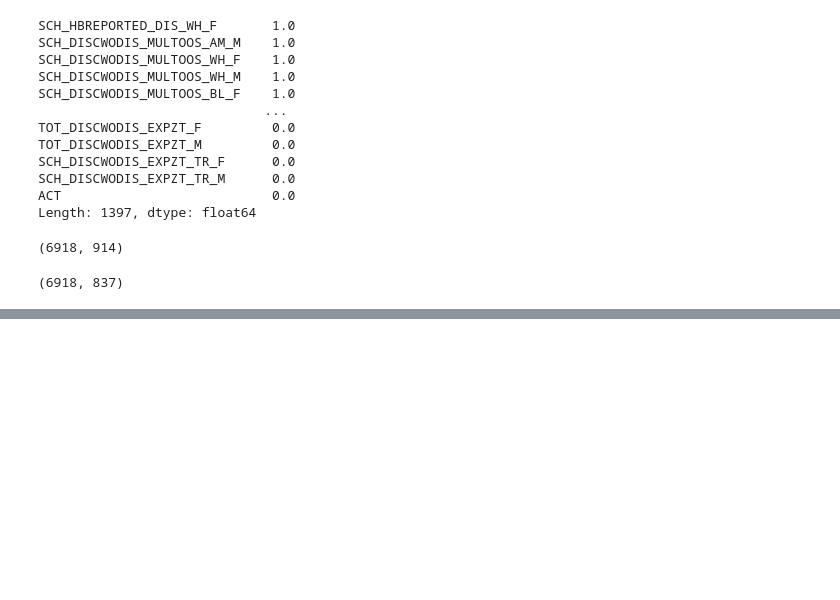
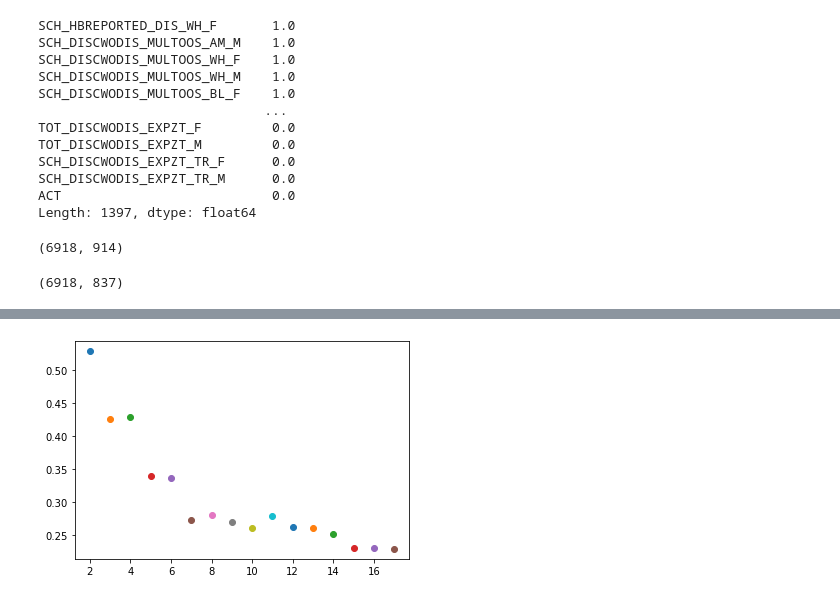
Before and after one commit to bentondavidl/School-Performance-Prediction, a Jupyter notebook: notebooks/feature selection.ipynb, the cells around one changed output, grey strips where cells are left out. Saved outputs shown, nothing was run; the diff lists cells and outputs as text; code cells hidden in the pictures; blank space fills up the shorter version.

```diff
--- a/notebooks/feature selection.ipynb
+++ b/notebooks/feature selection.ipynb
@@ -85,0 +214,8 @@ np.isnan(X).sum()
+# %%
+from sklearn.metrics import silhouette_score
+for i in range(2,18):
+    km = KMeans(i)
+    km.fit(X_reduced)
+    plt.scatter(i, silhouette_score(X_reduced, km.labels_, metric='euclidean'))
+# %% [output]
+[figure, added]
```
Also changed, not shown: parts of 17 cells of this notebook.
